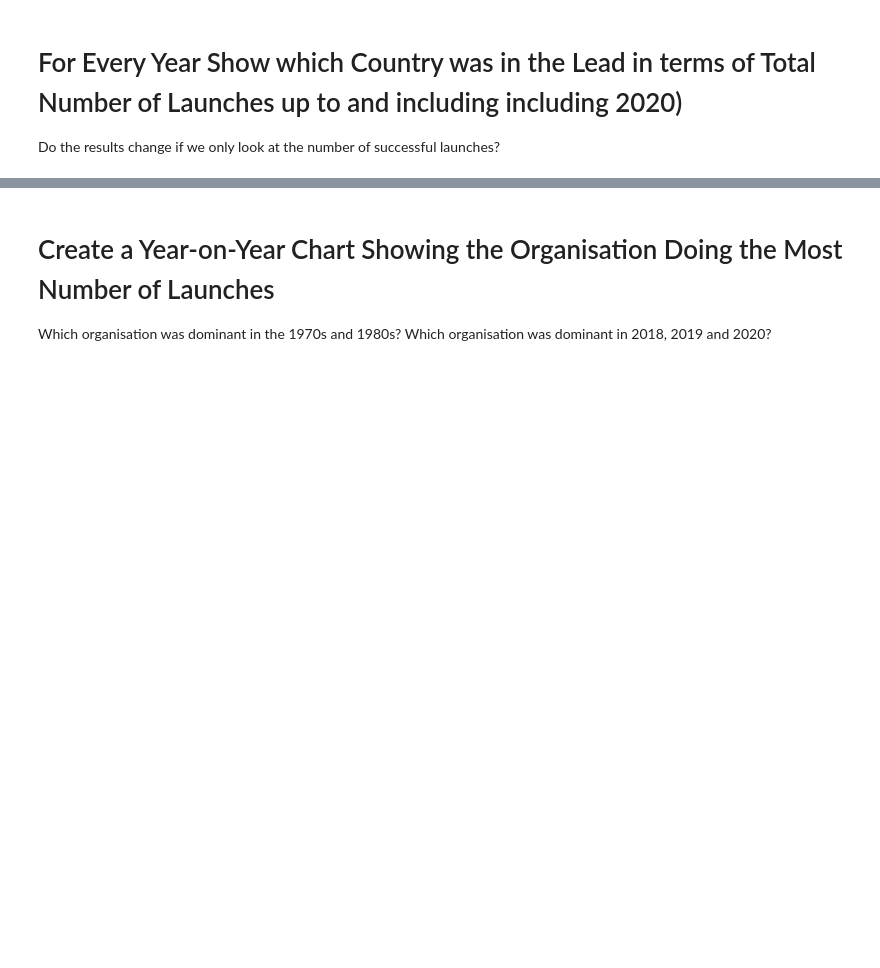
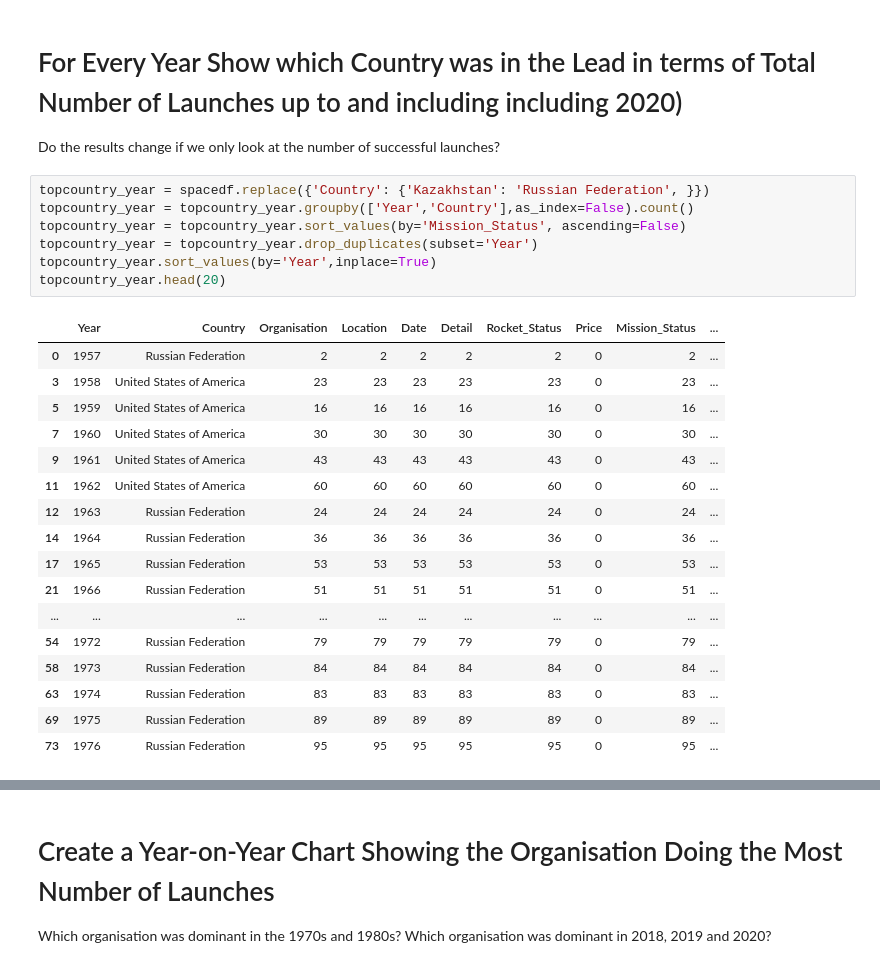
Before and after one commit to JustAnotherHeroRiding/day-98-NASA-space-missions-analysis, a Jupyter notebook: Space_Missions_Analysis_(start).ipynb, the cells around one changed output, grey strips where cells are left out. Cells and saved outputs as stored; diff of their text form; blank space fills up the shorter version.

```diff
--- a/Space_Missions_Analysis_(start).ipynb
+++ b/Space_Missions_Analysis_(start).ipynb
@@ -638,3 +725,28 @@ Did failures go up or down over time? Did the countries get better at minimising
 # For Every Year Show which Country was in the Lead in terms of Total Number of Launches up to and including including 2020)
 
 Do the results change if we only look at the number of successful launches?
+# %%
+topcountry_year = spacedf.replace({'Country': {'Kazakhstan': 'Russian Federation', }})
+topcountry_year = topcountry_year.groupby(['Year','Country'],as_index=False).count()
+topcountry_year = topcountry_year.sort_values(by='Mission_Status', ascending=False)
+topcountry_year = topcountry_year.drop_duplicates(subset='Year')
+topcountry_year.sort_values(by='Year',inplace=True)
+topcountry_year.head(20)
+# %% [output]
+|  | Year | Country | Organisation | Location | Date | Detail | Rocket_Status | Price | Mission_Status | ... |
+| 0 | 1957 | Russian Federation | 2 | 2 | 2 | 2 | 2 | 0 | 2 | ... |
+| 3 | 1958 | United States of America | 23 | 23 | 23 | 23 | 23 | 0 | 23 | ... |
+| 5 | 1959 | United States of America | 16 | 16 | 16 | 16 | 16 | 0 | 16 | ... |
+| 7 | 1960 | United States of America | 30 | 30 | 30 | 30 | 30 | 0 | 30 | ... |
+| 9 | 1961 | United States of America | 43 | 43 | 43 | 43 | 43 | 0 | 43 | ... |
+| 11 | 1962 | United States of America | 60 | 60 | 60 | 60 | 60 | 0 | 60 | ... |
+| 12 | 1963 | Russian Federation | 24 | 24 | 24 | 24 | 24 | 0 | 24 | ... |
+| 14 | 1964 | Russian Federation | 36 | 36 | 36 | 36 | 36 | 0 | 36 | ... |
+| 17 | 1965 | Russian Federation | 53 | 53 | 53 | 53 | 53 | 0 | 53 | ... |
+| 21 | 1966 | Russian Federation | 51 | 51 | 51 | 51 | 51 | 0 | 51 | ... |
+| ... | ... | ... | ... | ... | ... | ... | ... | ... | ... | ... |
+| 54 | 1972 | Russian Federation | 79 | 79 | 79 | 79 | 79 | 0 | 79 | ... |
+| 58 | 1973 | Russian Federation | 84 | 84 | 84 | 84 | 84 | 0 | 84 | ... |
+| 63 | 1974 | Russian Federation | 83 | 83 | 83 | 83 | 83 | 0 | 83 | ... |
+| 69 | 1975 | Russian Federation | 89 | 89 | 89 | 89 | 89 | 0 | 89 | ... |
+| 73 | 1976 | Russian Federation | 95 | 95 | 95 | 95 | 95 | 0 | 95 | ... |
```
Also changed, not shown: parts of 17 cells of this notebook, 2 other files.
